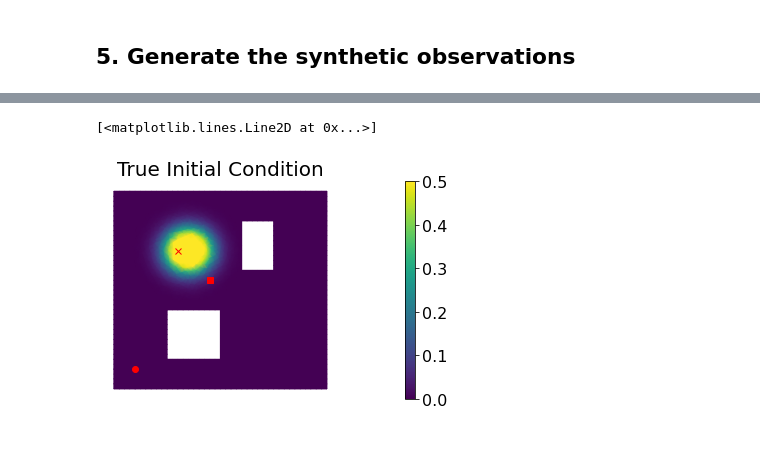
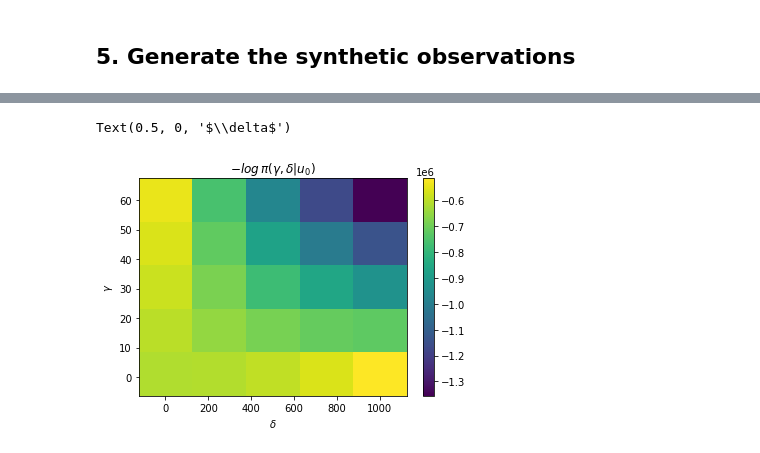
Before and after one commit to soniareilly/PDE_INLA, a Jupyter notebook: AdvectionDiffusionBayesian-INLA-2variables.ipynb, the cells around one changed output, grey strips where cells are left out. Saved outputs shown, nothing was run; the diff lists cells and outputs as text; code cells hidden in the pictures.

```diff
--- a/AdvectionDiffusionBayesian-INLA-2variables.ipynb
+++ b/AdvectionDiffusionBayesian-INLA-2variables.ipynb
@@ -325,5 +312,11 @@ def ComputePosterior(mesh, Vh, prior, misfit, simulation_times, kappa, wind_velo
 q_kappa = 1/3
 # prior mean of kappa
 mu_kappa = -2
+
+# prior precision and mean of gamma and delta
+q_g = 1/2
+q_d = 1/2
+mu_g = 5
+mu_d = 5
 # %%
 # testing ComputePosterior
@@ -614,14 +367,0 @@ plt.legend()
-# %%
-ii = 1
-
-plt.figure(figsize=(10,4.5))
-plt.rcParams.update({'font.size': 16})
-plt.plot(u_range,pi_u_0_i_evals[ii,:],linewidth=3,color='green')
-plt.axvline(x=true_u0_fun(locations[ii]), color='purple', linestyle="-.", label="true u_0^i")
-#plt.ticklabel_format(axis='both', style='sci', scilimits=(0,0))
-plt.title(f'Posterior Marginal Initial Condition, location {locations[ii]}')
-plt.ylabel("π(u_0^i|u_d)")
-plt.xlabel("u_0")
-plt.tight_layout()
-plt.legend()
-#plt.savefig("u_0_marginal.pdf")
@@ -631,14 +367,0 @@ plt.legend()
-# %%
-ii = 2
-
-plt.figure(figsize=(10,4.5))
-plt.rcParams.update({'font.size': 16})
-plt.plot(u_range,pi_u_0_i_evals[ii,:],linewidth=3,color='green')
-plt.axvline(x=true_u0_fun(locations[ii]), color='purple', linestyle="-.", label="true u_0^i")
-#plt.ticklabel_format(axis='both', style='sci', scilimits=(0,0))
-plt.title(f'Posterior Marginal Initial Condition, location {locations[ii]}')
-plt.ylabel("π(u_0^i|u_d)")
-plt.xlabel("u_0")
-plt.tight_layout()
-plt.legend()
-#plt.savefig("u_0_marginal.pdf")
@@ -648,9 +367,0 @@ plt.legend()
-# %%
-xy = mesh.coordinates()
-nb.plot(dl.Function(Vh,true_initial_condition),mytitle='True Initial Condition')
-plt.plot(locations[0][0],locations[0][1],'rx')
-plt.plot(locations[1][0],locations[1][1],'ro')
-plt.plot(locations[2][0],locations[2][1],'rs')
-# %% [output]
-[<matplotlib.lines.Line2D at 0x...>]
-[figure, removed]
@@ -656,0 +431,9 @@ plt.plot(locations[2][0],locations[2][1],'rs')
+# %%
+plt.pcolormesh(d_range,g_range,logpi)
+plt.colorbar()
+plt.title(r'$-log \, \pi(\gamma, \delta | u_d)$')
+plt.ylabel(r'$\gamma$')
+plt.xlabel(r'$\delta$')
+# %% [output]
+Text(0.5, 0, '$\\delta$')
+[figure, added]
```
Also changed, not shown: parts of 24 cells of this notebook, 5 other files.
